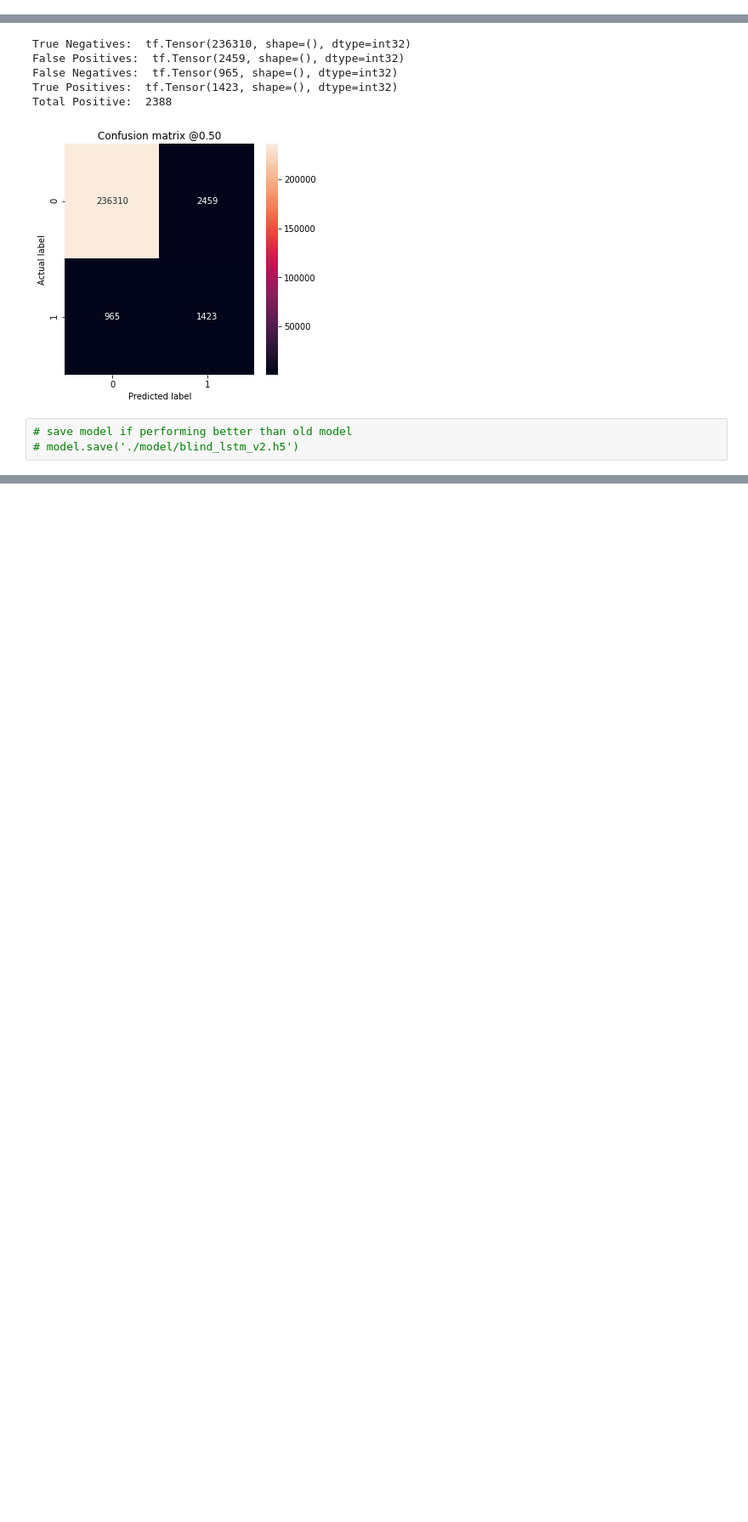
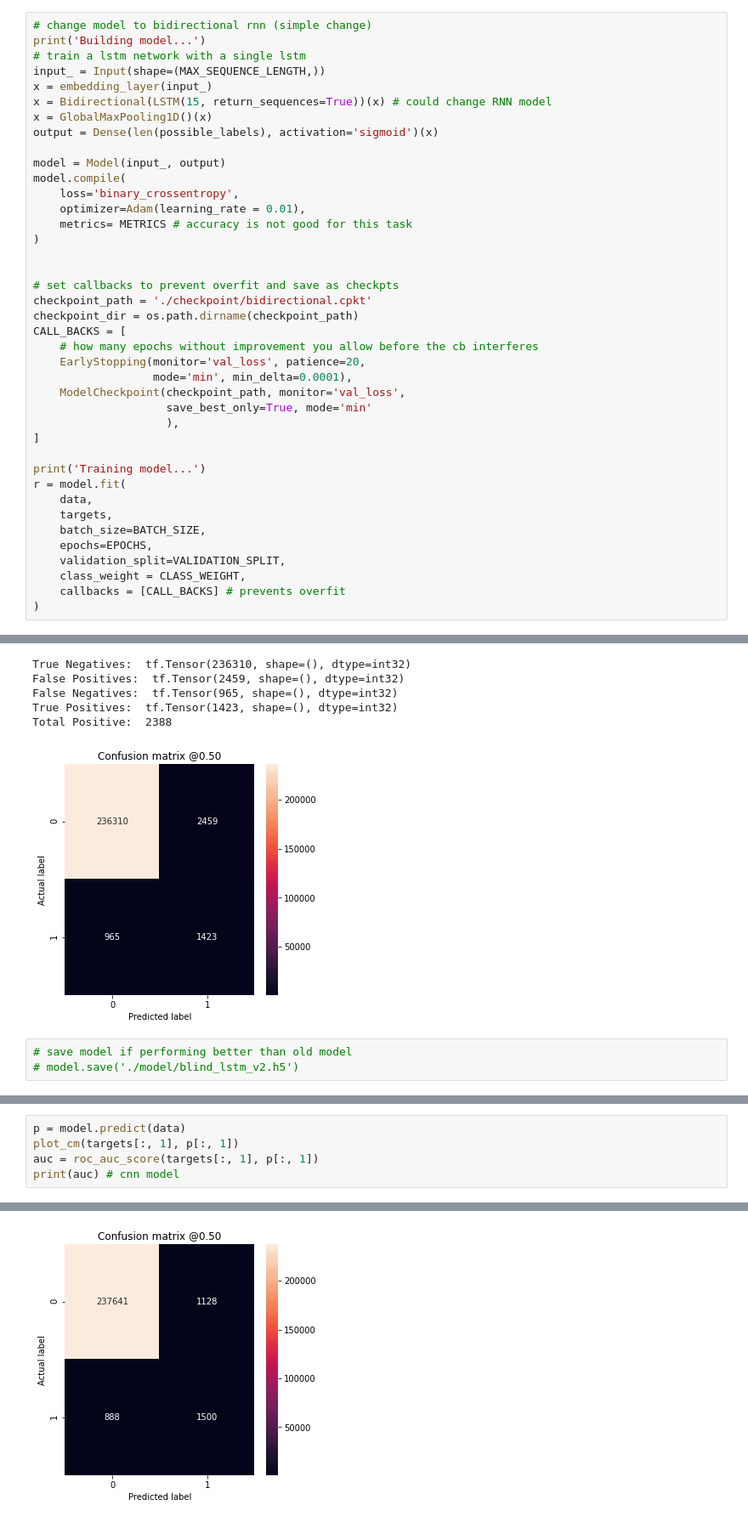
Before and after one commit to fmoz1/blindNLP, a Jupyter notebook: load_posts.ipynb, the cells around one changed output, grey strips where cells are left out. Shown at 85% size. Saved outputs shown, nothing was run; the diff lists cells and outputs as text; blank space fills up the shorter version.

Commit message:
train bidirectional model

```diff
--- a/load_posts.ipynb
+++ b/load_posts.ipynb
@@ -204,3 +285,43 @@ INFO:tensorflow:Assets written to: ./checkpoint/cp.cpkt/assets
 INFO:tensorflow:Assets written to: ./checkpoint/cp.cpkt/assets
 WARNING:absl:<keras.layers.recurrent.LSTMCell object at 0x...> has the same name 'LSTMCell' as a built-in Keras object. Consider renaming <class 'keras.layers.recurrent.LSTMCell'> to avoid naming conf ...
 ... (33 outputs left out)
+# %%
+# change model to bidirectional rnn (simple change)
+print('Building model...')
+# train a lstm network with a single lstm
+input_ = Input(shape=(MAX_SEQUENCE_LENGTH,))
+x = embedding_layer(input_)
+x = Bidirectional(LSTM(15, return_sequences=True))(x) # could change RNN model
+x = GlobalMaxPooling1D()(x)
+output = Dense(len(possible_labels), activation='sigmoid')(x)
+
+model = Model(input_, output)
+model.compile(
+    loss='binary_crossentropy',
+    optimizer=Adam(learning_rate = 0.01),
+    metrics= METRICS # accuracy is not good for this task
+)
+
+
+# set callbacks to prevent overfit and save as checkpts
+checkpoint_path = './checkpoint/bidirectional.cpkt'
+checkpoint_dir = os.path.dirname(checkpoint_path)
+CALL_BACKS = [
+    # how many epochs without improvement you allow before the cb interferes
+    EarlyStopping(monitor='val_loss', patience=20,
+                  mode='min', min_delta=0.0001),
+    ModelCheckpoint(checkpoint_path, monitor='val_loss',
+                    save_best_only=True, mode='min'
+                    ),
+]
+
+print('Training model...')
+r = model.fit(
+    data,
+    targets,
+    batch_size=BATCH_SIZE,
+    epochs=EPOCHS,
+    validation_split=VALIDATION_SPLIT,
+    class_weight = CLASS_WEIGHT,
+    callbacks = [CALL_BACKS] # prevents overfit
+)
@@ -272,0 +434,6 @@ Total Positive:  2388
+# %%
+p = model.predict(data)
+plot_cm(targets[:, 1], p[:, 1])
+auc = roc_auc_score(targets[:, 1], p[:, 1])
+print(auc) # cnn model
+# %% [output]
@@ -272,0 +446 @@ Total Positive:  2388
+[figure, added]
```
Also changed, not shown: parts of 16 cells of this notebook.
